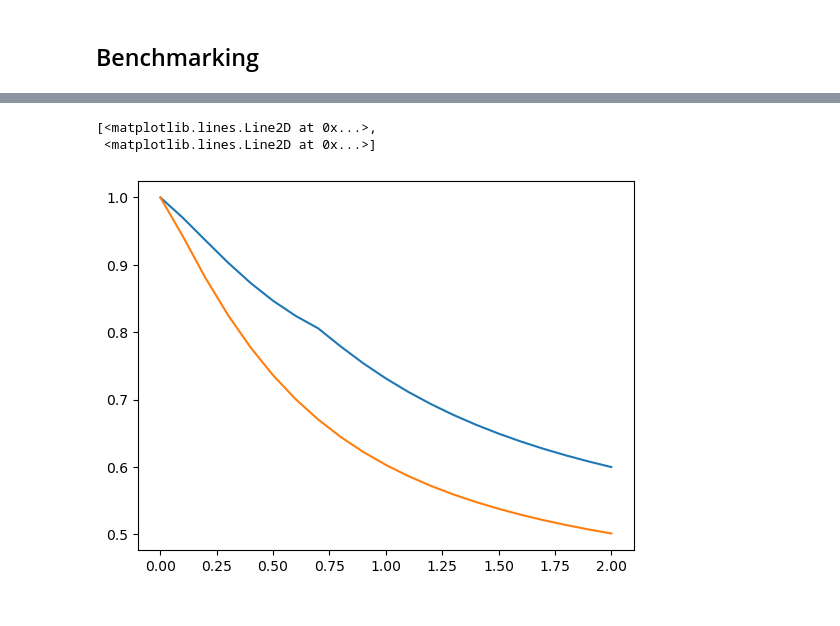
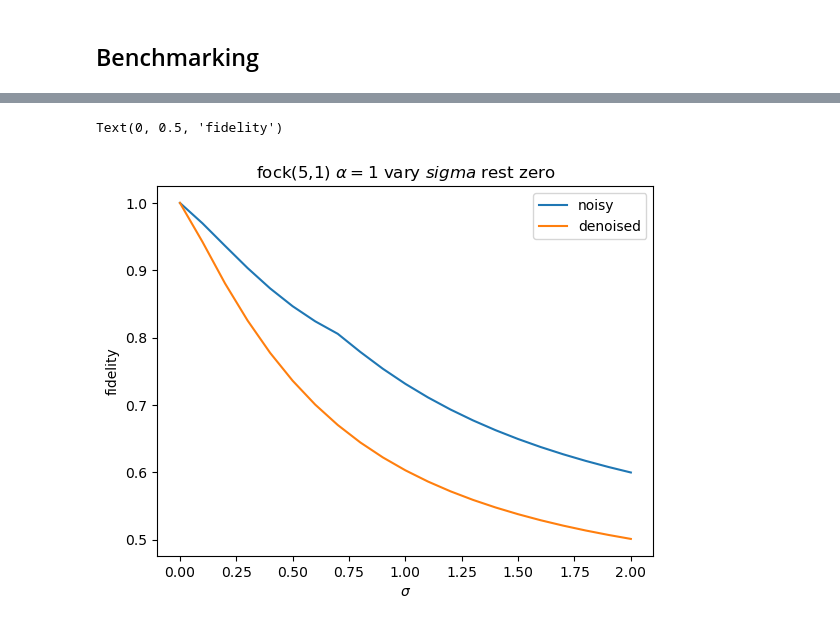
Before and after one commit to Jan5113/QHack25, a Jupyter notebook: denoising.ipynb, the cells around one changed output, grey strips where cells are left out. Drawn from its saved outputs; the diff is of its cells as text; code cells hidden in the pictures.

```diff
--- a/denoising.ipynb
+++ b/denoising.ipynb
@@ -167,7 +186,10 @@ for noise in v_noise:
 # %%
-plt.plot(v_noise, one_zero_noise_zero)
+plt.plot(v_noise, one_zero_noise_zero, label=['noisy', 'denoised'])
+plt.legend()
+plt.title(r'fock(5,1) $\alpha=1$ vary $sigma$ rest zero')
+plt.xlabel(r'$\sigma$')
+plt.ylabel('fidelity')
 # %% [output]
-[<matplotlib.lines.Line2D at 0x...>,
- <matplotlib.lines.Line2D at 0x...>]
+Text(0, 0.5, 'fidelity')
-[figure, old version]
+[figure, new version]
 # %%
```
Also changed, not shown: parts of 34 cells of this notebook.
